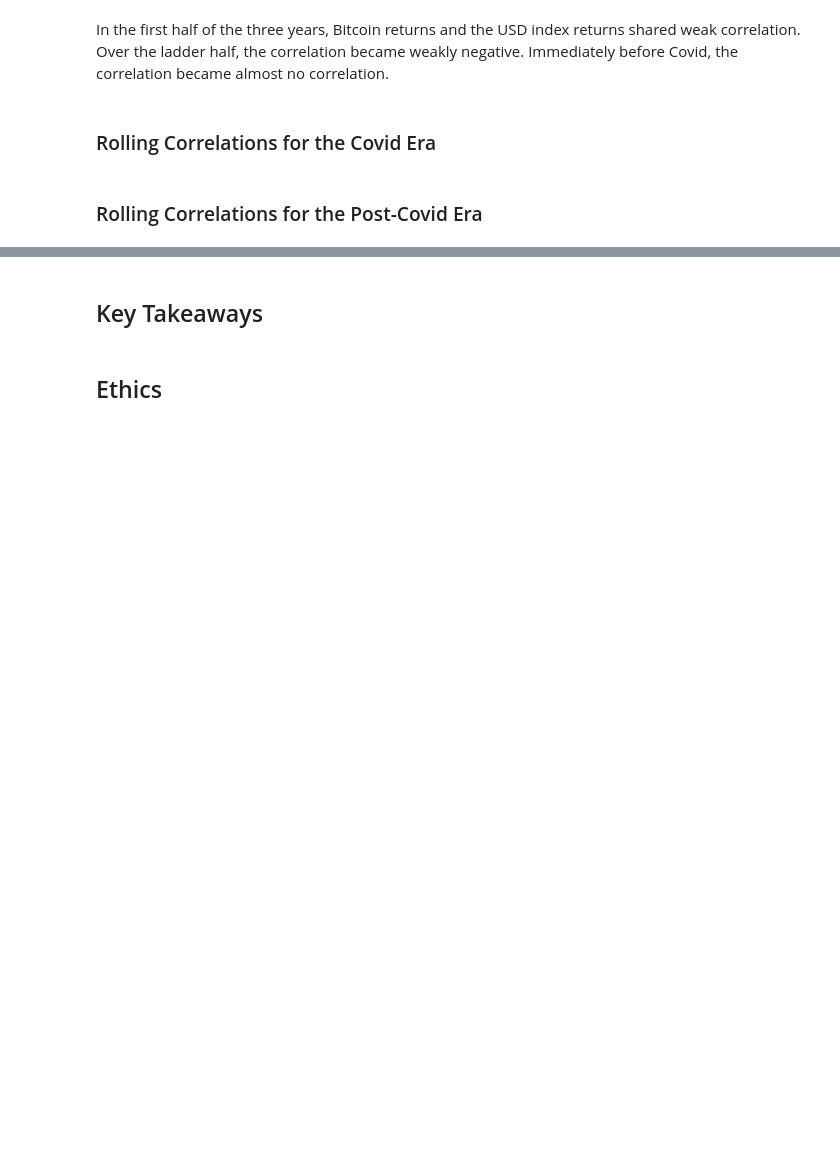
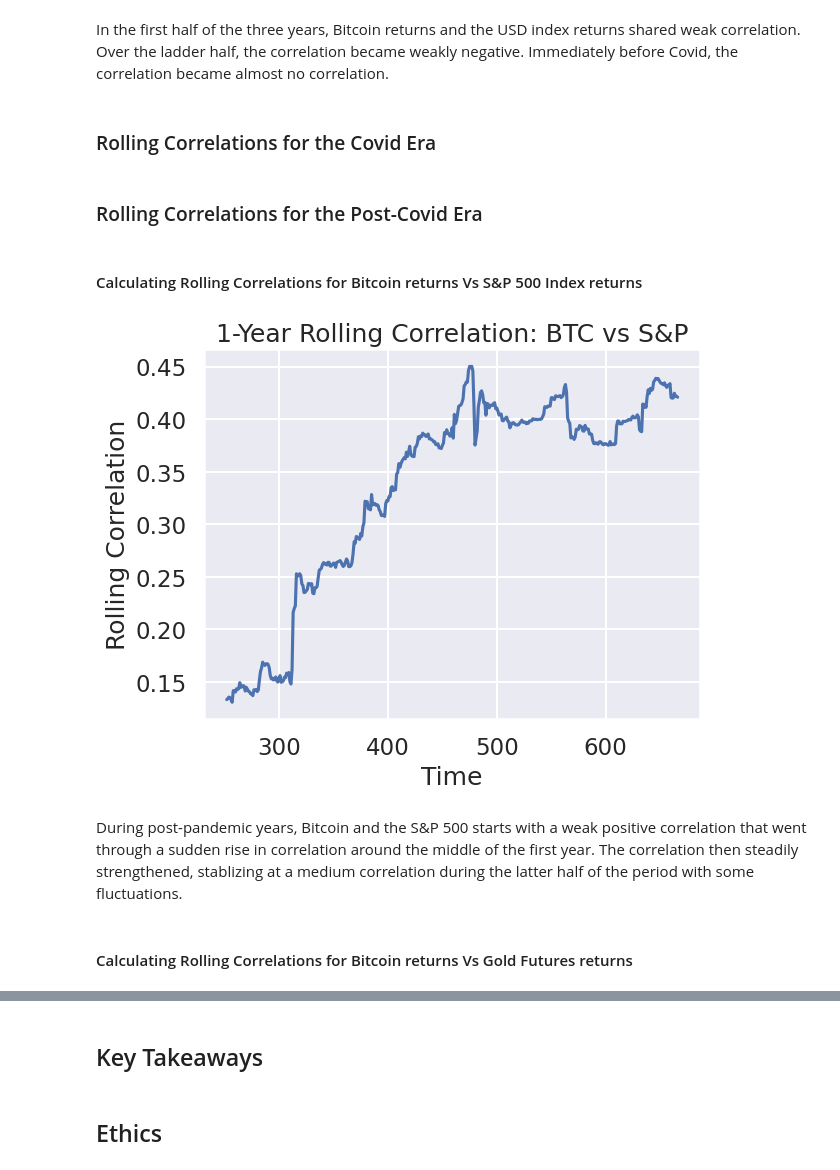
Before and after one commit to COGS108/Group110_WI26, a Jupyter notebook: 02-EDACheckpoint.ipynb, the cells around one changed output, grey strips where cells are left out. Drawn from its saved outputs; the diff is of its cells as text; code cells hidden in the pictures; blank space fills up the shorter version.

Commit message:
Added post-pandemic STs and Rolling Correlations

```diff
--- a/02-EDACheckpoint.ipynb
+++ b/02-EDACheckpoint.ipynb
@@ -1005,3 +1046,26 @@ In the first half of the three years, Bitcoin returns and the USD index returns
 ### Rolling Correlations for the Covid Era
 # %% [markdown]
 ### Rolling Correlations for the Post-Covid Era
+# %% [markdown]
+#### Calculating Rolling Correlations for Bitcoin returns Vs S&P 500 Index returns
+# %%
+window = 252  # Trading Days in a year
+post_returns["BTC vs S&P"] = (
+    post_returns["BTC_Price Close"]
+    .rolling(window)
+    .corr(post_returns["S&P_Points Close"])
+)
+# post_returns
+# %%
+plt.figure()
+plt.plot(post_returns.index, post_returns["BTC vs S&P"])
+plt.title("1-Year Rolling Correlation: BTC vs S&P")
+plt.xlabel("Time")
+plt.ylabel("Rolling Correlation")
+plt.show()
+# %% [output]
+[figure, added]
+# %% [markdown]
+During post-pandemic years, Bitcoin and the S&P 500 starts with a weak positive correlation that went through a sudden rise in correlation around the middle of the first year. The correlation then steadily strengthened, stablizing at a medium correlation during the latter half of the period with some fluctuations.
+# %% [markdown]
+#### Calculating Rolling Correlations for Bitcoin returns Vs Gold Futures returns
```
Also changed, not shown: parts of 22 cells of this notebook.
